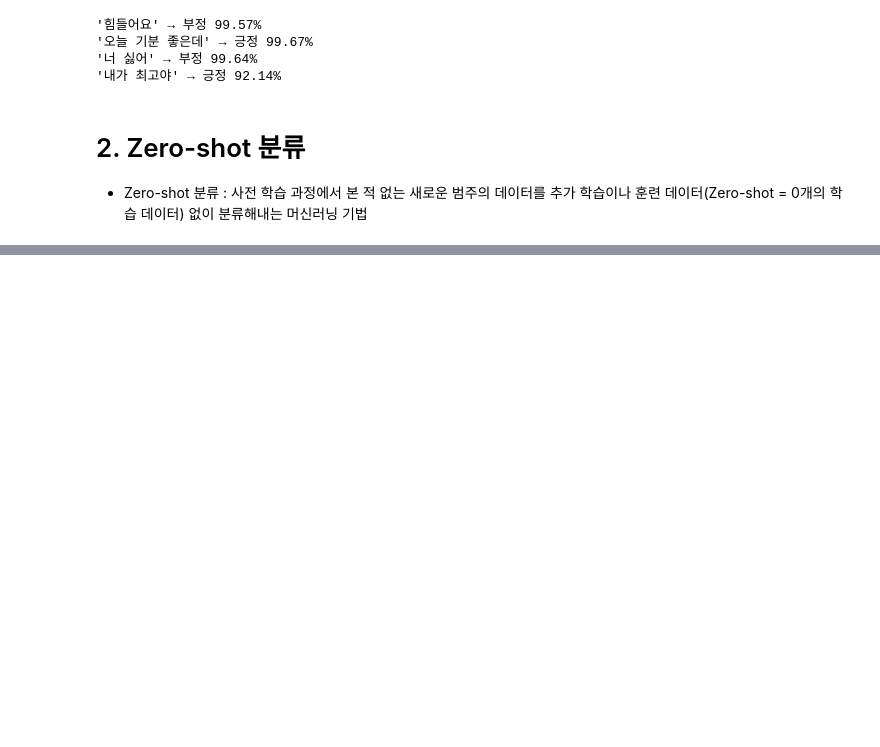
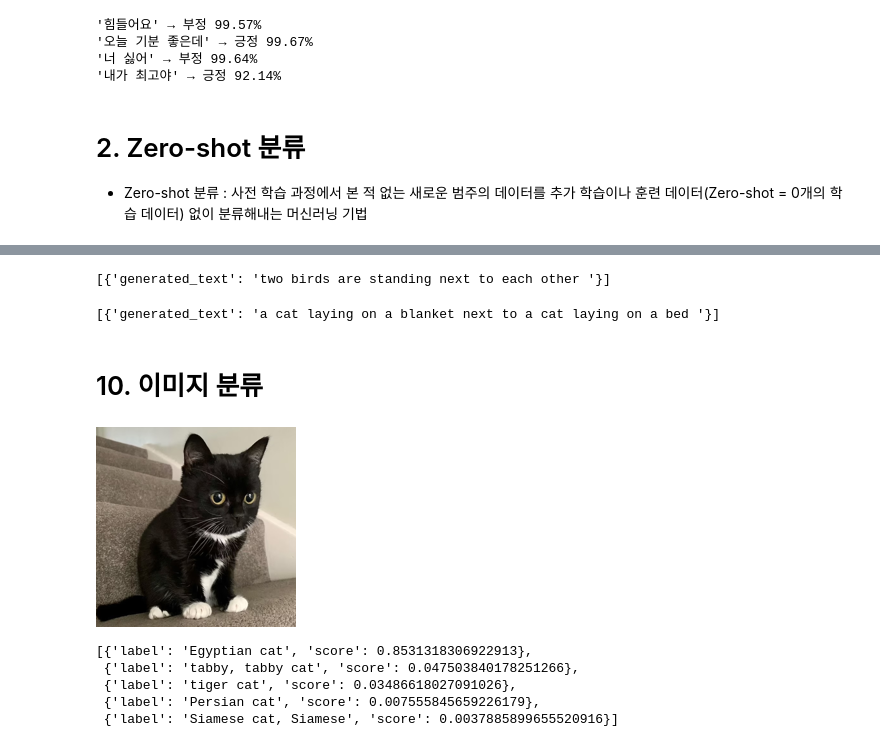
Before and after one commit to chjogit/ai, a Jupyter notebook: source/07_LLM/ch1_허깅페이스_모델_사용.ipynb, the cells around one changed output, grey strips where cells are left out. Drawn from its saved outputs; the diff is of its cells as text; code cells hidden in the pictures; blank space fills up the shorter version.

```diff
--- a/source/07_LLM/ch1_허깅페이스_모델_사용.ipynb
+++ b/source/07_LLM/ch1_허깅페이스_모델_사용.ipynb
@@ -146,0 +447,42 @@ classifier(
+# %%
+from transformers import pipeline
+imagetotext = pipeline(
+    "image-to-text",
+    "ydshieh/vit-gpt2-coco-en"
+)
+
+imagetotext(url, max_new_tokens=30)
+# %% [output]
+[{'generated_text': 'two birds are standing next to each other '}]
+# %%
+url = "http://images.cocodataset.org/val2017/000000039769.jpg"
+
+response = requests.get(
+    url,
+    stream=True, #
+).raw
+
+image = Image.open(response)
+imagetotext(url, max_new_tokens=300)
+# %% [output]
+[{'generated_text': 'a cat laying on a blanket next to a cat laying on a bed '}]
+# %% [markdown]
+# 10. 이미지 분류
+# %%
+image = Image.open('images/cat.jpg')
+image.resize((200,200))
+# %% [output]
+[figure, added]
+# %%
+imgclassifier = pipeline(
+    "image-classification",
+    "google/vit-base-patch16-224"
+)
+
+imgclassifier(image)
+# %% [output]
+[{'label': 'Egyptian cat', 'score': 0.8531318306922913},
+ {'label': 'tabby, tabby cat', 'score': 0.047503840178251266},
+ {'label': 'tiger cat', 'score': 0.03486618027091026},
+ {'label': 'Persian cat', 'score': 0.007555845659226179},
+ {'label': 'Siamese cat, Siamese', 'score': 0.0037885899655520916}]
```
Also changed, not shown: parts of 35 cells of this notebook, 7 other files.
